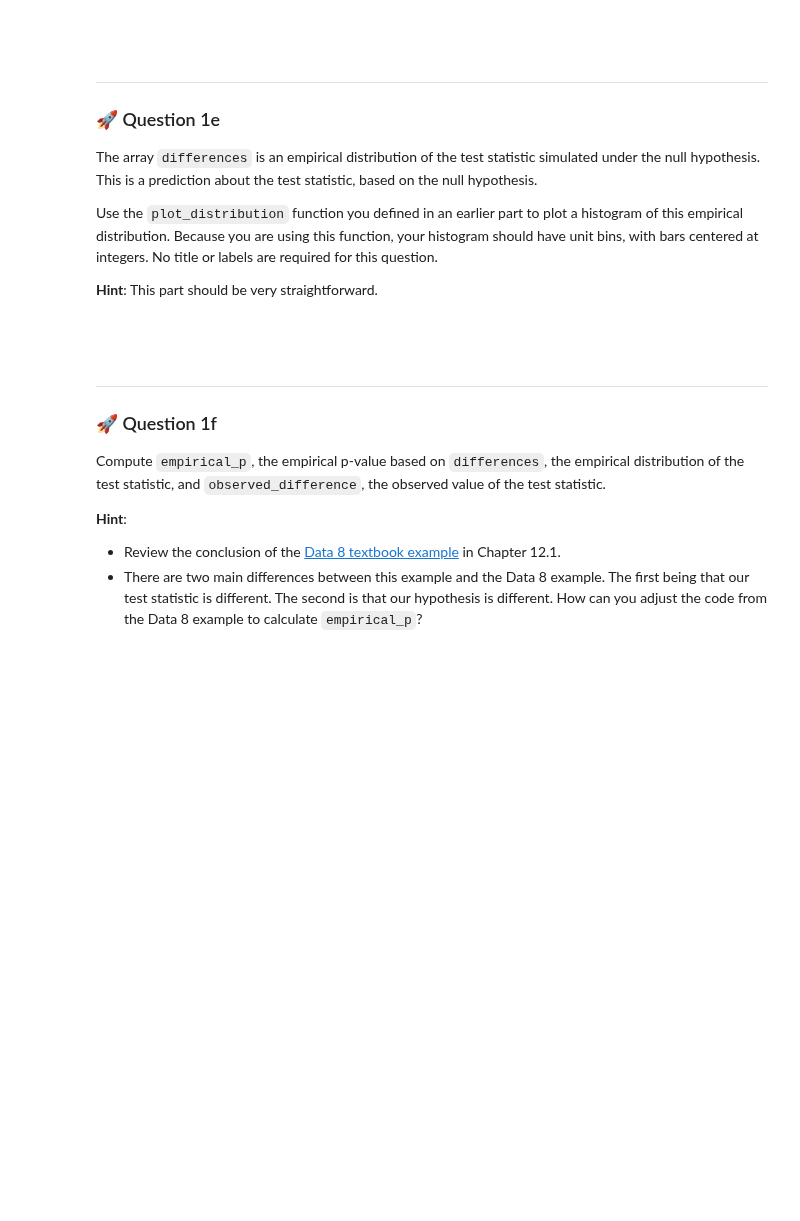
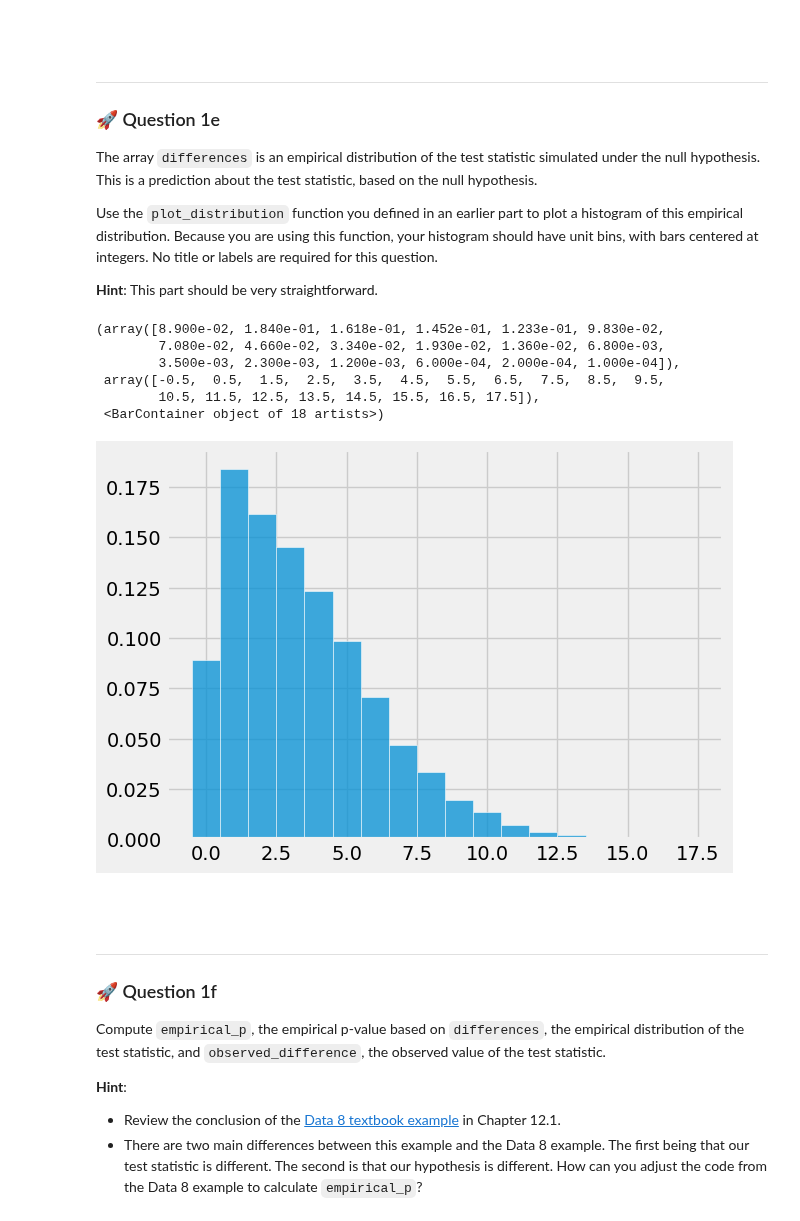
Before and after one commit to NohJanghan/DS100, a Jupyter notebook: hw/hw01/hw01.ipynb, the cells around one changed output. Drawn from its saved outputs; the diff is of its cells as text; code cells hidden in the pictures; blank space fills up the shorter version.

```diff
--- a/hw/hw01/hw01.ipynb
+++ b/hw/hw01/hw01.ipynb
@@ -352,6 +413,6 @@ for i in np.arange(repetitions):
 
     sim_difference = np.abs(np.mean(sim_disease_chol) - np.mean(sim_non_disease_chol))
 
-    differences = ...
+    differences = np.append(differences, sim_difference)
 
 differences
@@ -376,3 +440,13 @@ Use the `plot_distribution` function you defined in an earlier part to plot a hi
+# %%
+plot_distribution(differences)
+# %% [output]
+(array([8.900e-02, 1.840e-01, 1.618e-01, 1.452e-01, 1.233e-01, 9.830e-02,
+        7.080e-02, 4.660e-02, 3.340e-02, 1.930e-02, 1.360e-02, 6.800e-03,
+        3.500e-03, 2.300e-03, 1.200e-03, 6.000e-04, 2.000e-04, 1.000e-04]),
+ array([-0.5,  0.5,  1.5,  2.5,  3.5,  4.5,  5.5,  6.5,  7.5,  8.5,  9.5,
+        10.5, 11.5, 12.5, 13.5, 14.5, 15.5, 16.5, 17.5]),
+ <BarContainer object of 18 artists>)
+[figure, added]
 # %% [markdown]
 <!-- END QUESTION -->
 
```
Also changed, not shown: parts of 44 cells of this notebook.
